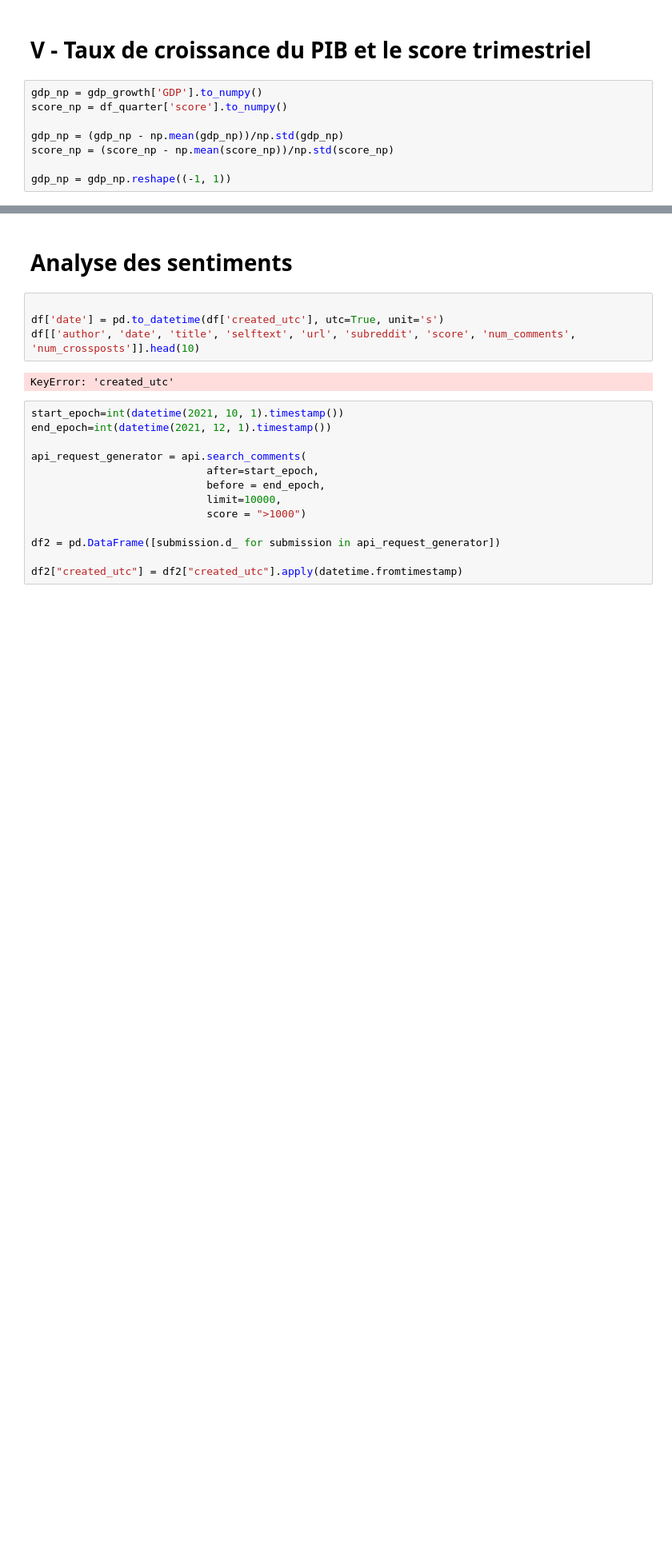
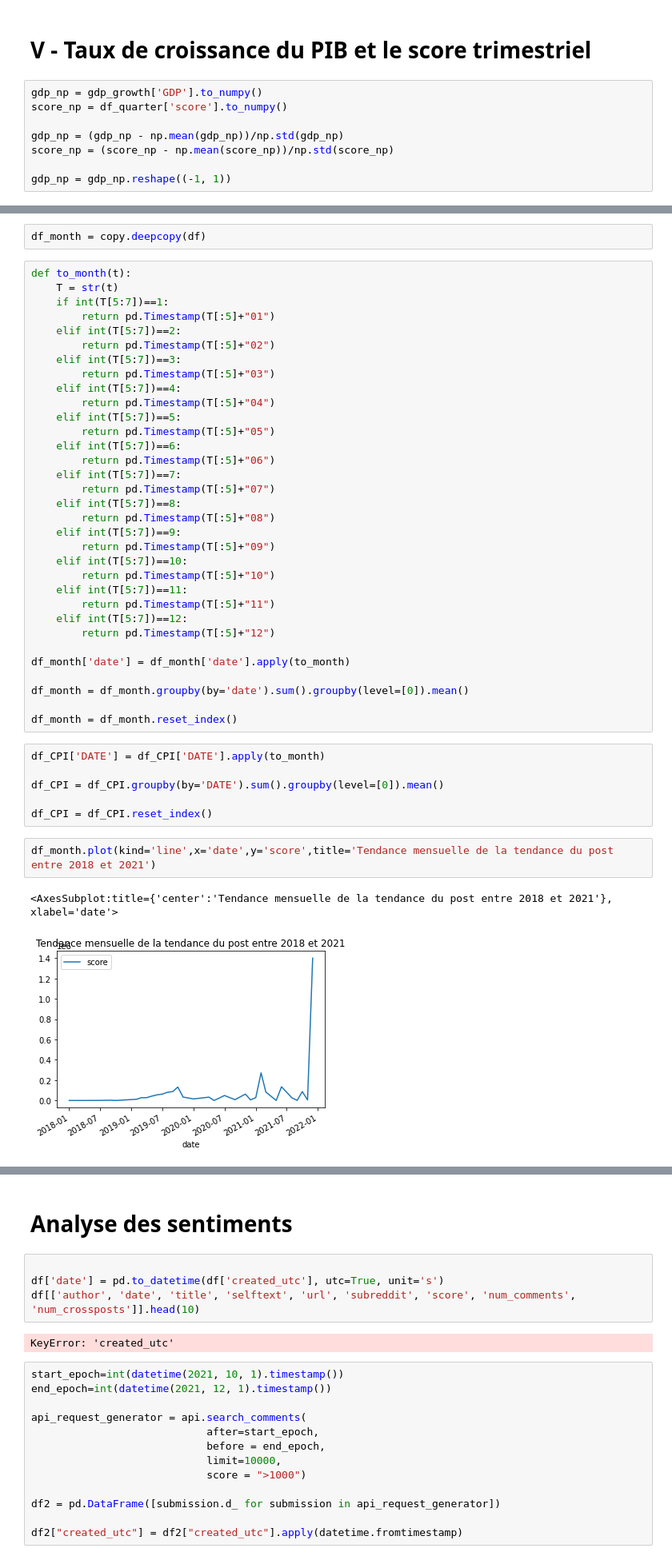
Before and after one commit to nTollot/Projet-programmation, a Jupyter notebook: Web Scraping on Reddit .ipynb, the cells around one changed output, grey strips where cells are left out. Shown at 80% size. Cells and saved outputs as stored; diff of their text form; blank space fills up the shorter version.

Commit message:
Ajout de schema de CPI et score mensule

```diff
--- a/Web Scraping on Reddit .ipynb
+++ b/Web Scraping on Reddit .ipynb
@@ -264,0 +273,46 @@ plt.show()
+# %%
+df_month = copy.deepcopy(df)
+# %%
+def to_month(t):
+    T = str(t)
+    if int(T[5:7])==1:
+        return pd.Timestamp(T[:5]+"01")
+    elif int(T[5:7])==2:
+        return pd.Timestamp(T[:5]+"02")
+    elif int(T[5:7])==3:
+        return pd.Timestamp(T[:5]+"03")
+    elif int(T[5:7])==4:
+        return pd.Timestamp(T[:5]+"04")
+    elif int(T[5:7])==5:
+        return pd.Timestamp(T[:5]+"05")
+    elif int(T[5:7])==6:
+        return pd.Timestamp(T[:5]+"06")
+    elif int(T[5:7])==7:
+        return pd.Timestamp(T[:5]+"07")
+    elif int(T[5:7])==8:
+        return pd.Timestamp(T[:5]+"08")
+    elif int(T[5:7])==9:
+        return pd.Timestamp(T[:5]+"09")
+    elif int(T[5:7])==10:
+        return pd.Timestamp(T[:5]+"10")
+    elif int(T[5:7])==11:
+        return pd.Timestamp(T[:5]+"11")
+    elif int(T[5:7])==12:
+        return pd.Timestamp(T[:5]+"12")
+
+df_month['date'] = df_month['date'].apply(to_month)
+
+df_month = df_month.groupby(by='date').sum().groupby(level=[0]).mean()
+
+df_month = df_month.reset_index()
+# %%
+df_CPI['DATE'] = df_CPI['DATE'].apply(to_month)
+
+df_CPI = df_CPI.groupby(by='DATE').sum().groupby(level=[0]).mean()
+
+df_CPI = df_CPI.reset_index()
+# %%
+df_month.plot(kind='line',x='date',y='score',title='Tendance mensuelle de la tendance du post entre 2018 et 2021')
+# %% [output]
+<AxesSubplot:title={'center':'Tendance mensuelle de la tendance du post entre 2018 et 2021'}, xlabel='date'>
+[figure, added]
```
Also changed, not shown: parts of 12 cells of this notebook.
